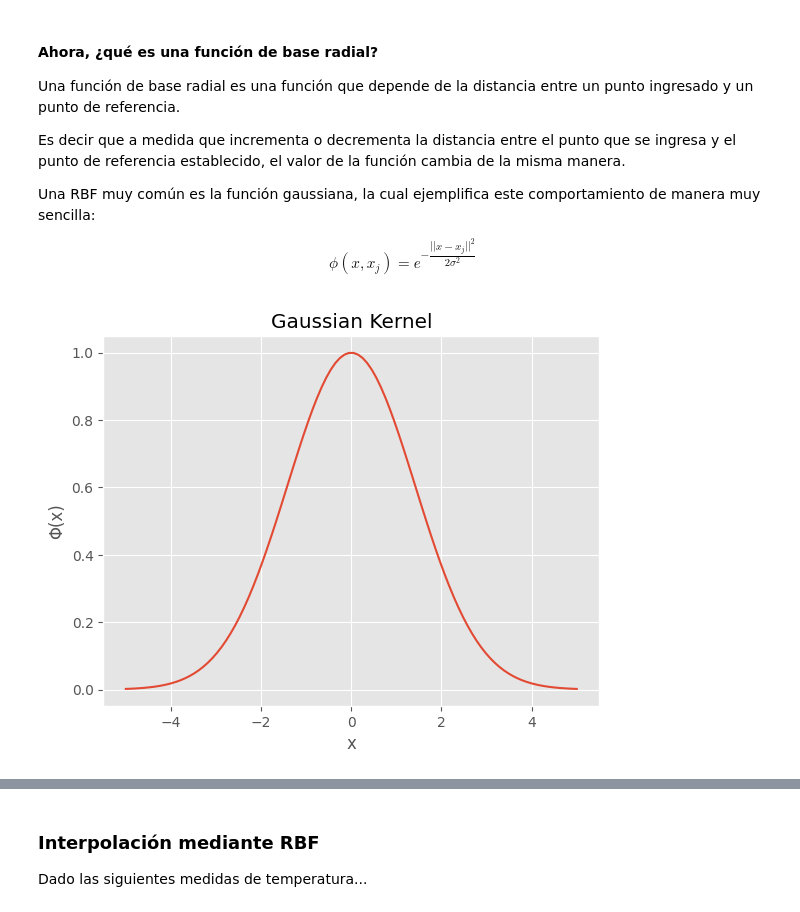
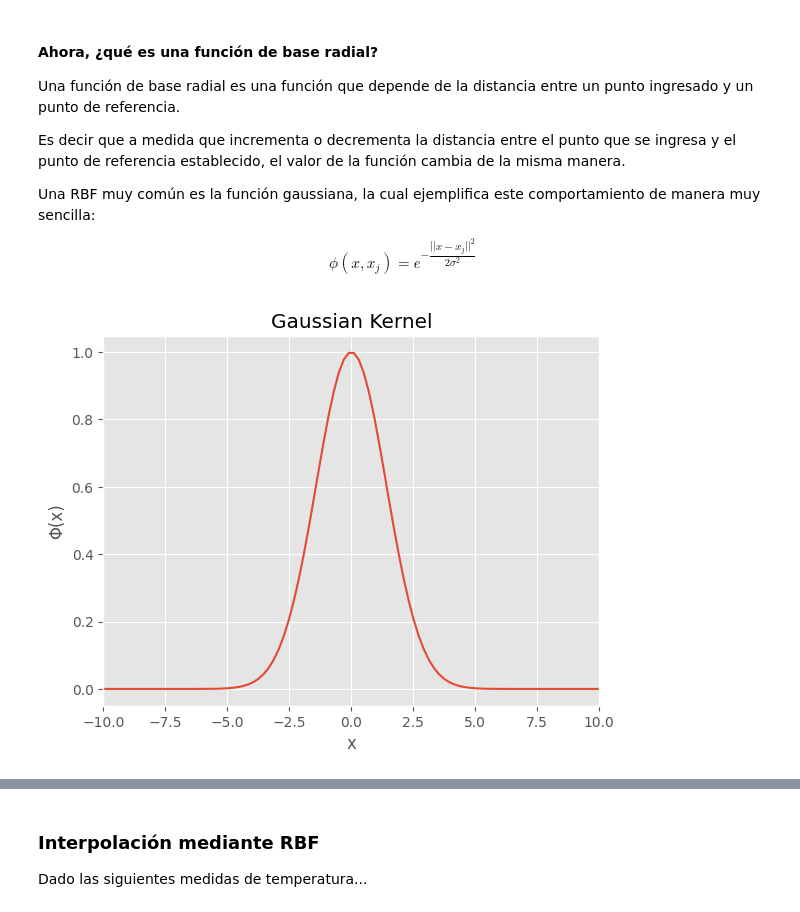
Before and after one commit to Ramstric/RBF-Tool-For-PDE, a Jupyter notebook: RBF/Interpolation/RBF Interpolation.ipynb, the cells around one changed output, grey strips where cells are left out. Cells and saved outputs as stored; diff of their text form; code cells hidden in the pictures.

```diff
--- a/RBF/Interpolation/RBF Interpolation.ipynb
+++ b/RBF/Interpolation/RBF Interpolation.ipynb
@@ -53,9 +43,19 @@ y_values = gaussian(x_values, 0, sigma)
-# %%
-# Gráfica de la función gaussiana
-plt.plot(x_values, y_values)
-plt.title('Gaussian Kernel')
-plt.xlabel('x')
-plt.ylabel('Φ(x)')
-plt.show()
-# %% [output]
-[figure, removed]
+# %%
+# Kernel gaussiano
+def gaussian(x, x_j, r):
+    return np.e**(-abs(x-x_j)**2/(2*r)**2)
+
+sigma = 1 # Parámetro de suavizado
+
+x_values = np.linspace(-10, 10, 100)
+y_values = gaussian(x_values, 0, sigma)
+# %%
+# Gráfica de la función gaussiana
+plt.plot(x_values, y_values)
+plt.xlim([-10, 10])
+plt.title('Gaussian Kernel')
+plt.xlabel('x')
+plt.ylabel('Φ(x)')
+plt.show()
+# %% [output]
+[figure, added]
```
Also changed, not shown: parts of 12 cells of this notebook, 1 other file.
